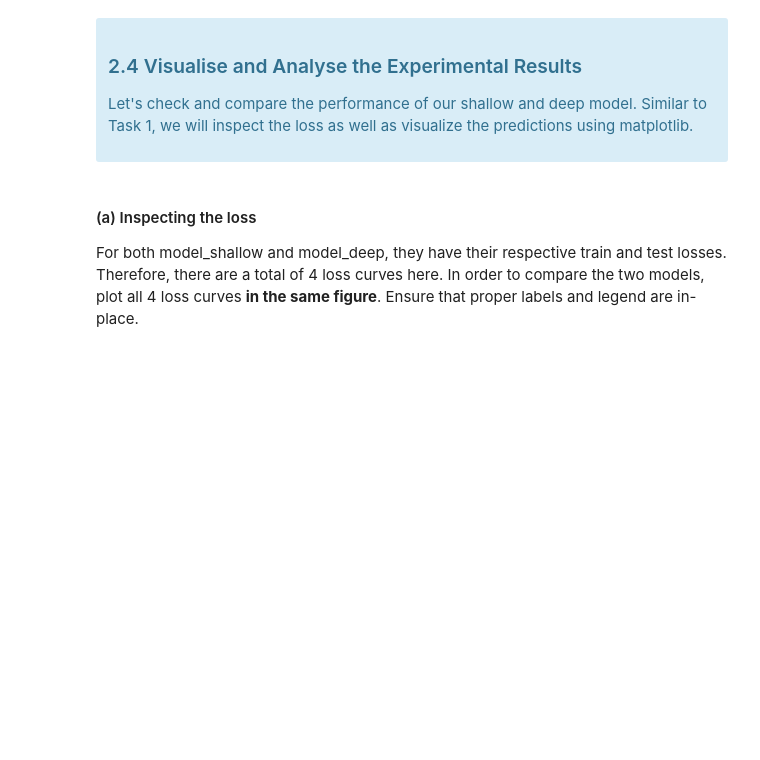
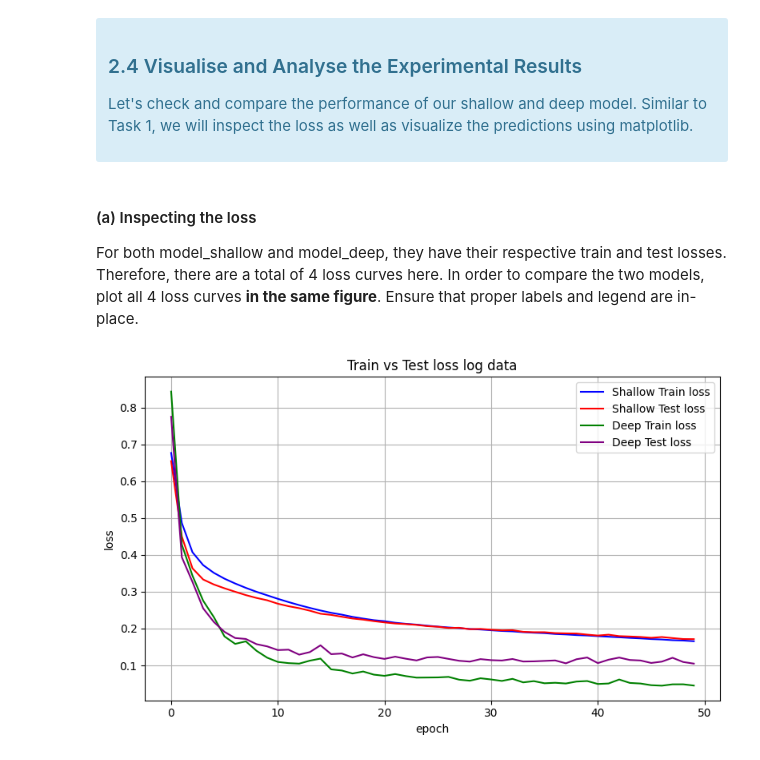
Before and after one commit to dillonlyr/ECE4179_Codes, a Jupyter notebook: Lab 3/Lab_3_student_2025.ipynb, the cells around one changed output. Cells and saved outputs as stored; diff of their text form; code cells hidden in the pictures; blank space fills up the shorter version.

```diff
--- a/Lab 3/Lab_3_student_2025.ipynb
+++ b/Lab 3/Lab_3_student_2025.ipynb
@@ -465,20 +581,20 @@ bs_train = 32       # the batch size for training task 2
 bs_test = 1         # the batch size for testing task 2
 
 # Create an instance of the ConcreteDataset for both the training and test set
-dataset_train = ???
-dataset_test  = ???
+dataset_train = ConcreteDataset(data_train)
+dataset_test  = ConcreteDataset(data_test)
 
 # Create dataloaders for both train and test
-loader_train = ???
-loader_test = ???
+loader_train = DataLoader(dataset_train, bs_train, shuffle=True)
+loader_test = DataLoader(dataset_test, bs_test, shuffle=False)
 # %%
 # T2.2c IMPORTANT: Please do not edit/remove this comment.
 
 # Train the model here
 # Use a learning rate of 1e-3, train for a total of 50 epochs, and set the hidden layer size to be 64
 # Use the Adam optimizer
-lr = ???
-epochs = ???
-model_shallow = ???
-optimizer = ???
+lr = 1e-3
+epochs = 50
+model_shallow = ShallowMLP(8, 64, 1)
+optimizer = optim.Adam(model_shallow.parameters(), lr=lr)
 model_shallow.Train(epochs, optimizer, loader_train, loader_test)
@@ -588,8 +747,8 @@ class DeepMLP(nn.Module):
 
 # Train the deep MLP model. Use the same hyperparameters as the previous one
 # learning rate = 1e-3, epochs = 50, hidden size = 64, Adam optimizer
-lr = ???
-epochs = ???
-model_deep = ???
-optimizer = ???
+lr = 1e-3
+epochs = 50
+model_deep = DeepMLP(8, 64, 1)
+optimizer = optim.Adam(model_deep.parameters(), lr=lr)
 model_deep.Train(epochs, optimizer, loader_train, loader_test)
@@ -610,3 +783,24 @@ For both model_shallow and model_deep, they have their respective train and test
+# %%
+# T2.4a IMPORTANT: Please do not edit/remove this comment.
+
+# T1.4a IMPORTANT: Please do not edit/remove this comment.
+
+# Plot the losses in the same figure
+plt.figure(figsize=(8, 5))
+
+plt.plot(model_shallow.loss_train_log, color='blue', label = 'Shallow Train loss')
+plt.plot(model_shallow.loss_test_log, color='red', label = 'Shallow Test loss')
+plt.plot(model_deep.loss_train_log, color='green', label = 'Deep Train loss')
+plt.plot(model_deep.loss_test_log, color='purple', label = 'Deep Test loss')
+plt.xlabel("epoch")
+plt.ylabel("loss")
+plt.title("Train vs Test loss log data")
+plt.legend()
+plt.tight_layout()
+plt.grid(True)
+plt.show()
+# %% [output]
+[figure, added]
 # %% [markdown]
 #### (b) Visual check on the model predictions
 
```
Also changed, not shown: parts of 19 cells of this notebook, 3 other files.
